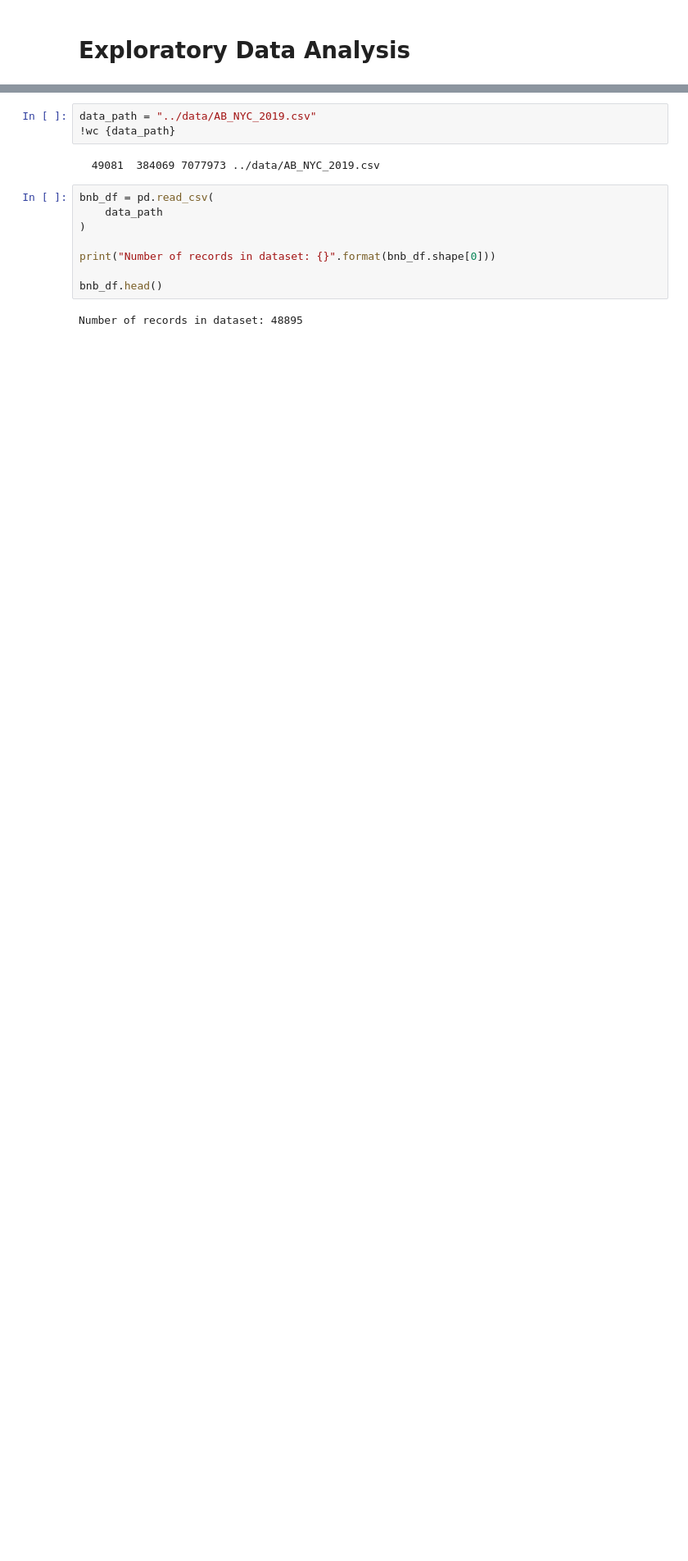
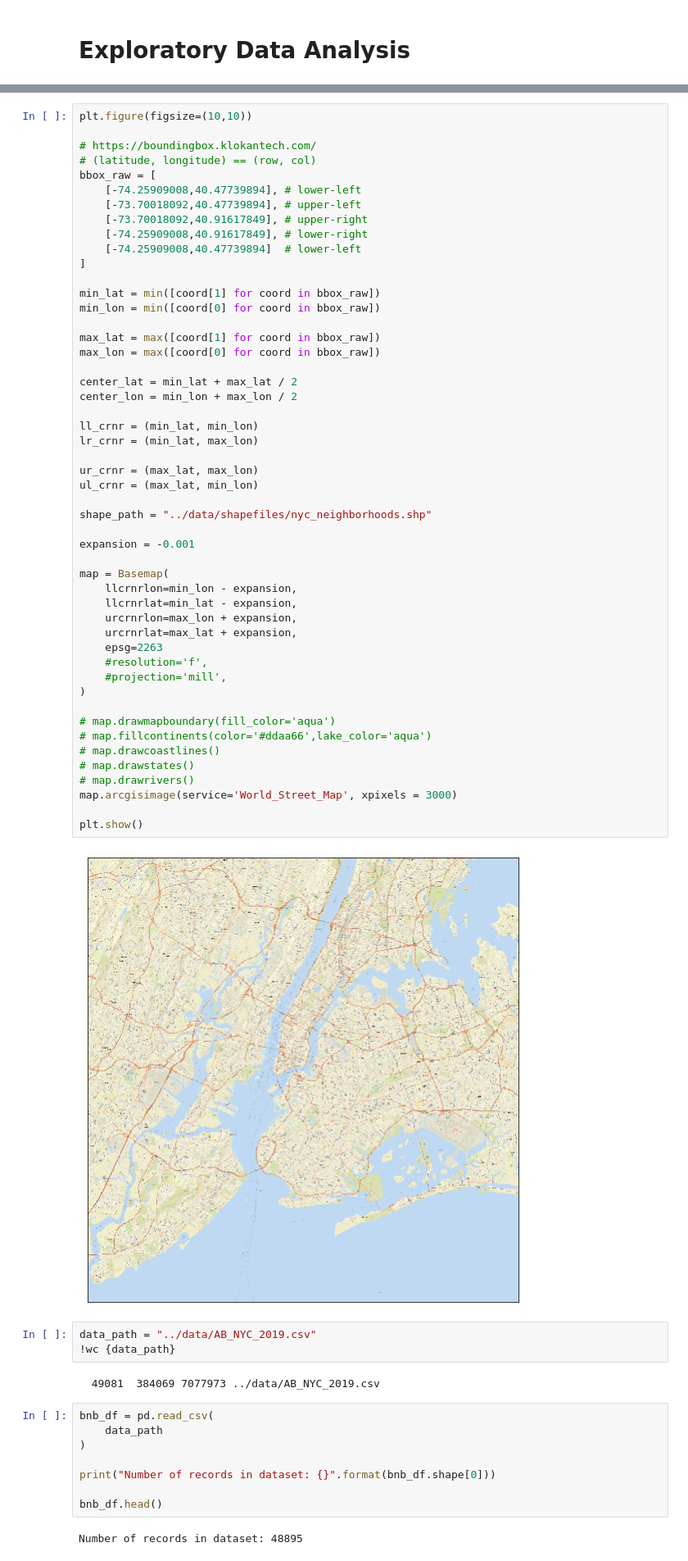
Before and after one commit to mickey-is-codin/airbnb, a Jupyter notebook: notebooks/eda.ipynb, the cells around one changed output, grey strips where cells are left out. Shown: that part at 82% size. Cells and saved outputs as stored; diff of their text form; blank space fills up the shorter version.

```diff
--- a/notebooks/eda.ipynb
+++ b/notebooks/eda.ipynb
@@ -29,3 +10,55 @@ shape_path = "../data/shapefiles/nyc_neighborhoods.shp"
+# %%
+plt.figure(figsize=(10,10))
+
+# https://boundingbox.klokantech.com/
+# (latitude, longitude) == (row, col)
+bbox_raw = [
+    [-74.25909008,40.47739894], # lower-left
+    [-73.70018092,40.47739894], # upper-left
+    [-73.70018092,40.91617849], # upper-right
+    [-74.25909008,40.91617849], # lower-right
+    [-74.25909008,40.47739894]  # lower-left
+]
+
+min_lat = min([coord[1] for coord in bbox_raw])
+min_lon = min([coord[0] for coord in bbox_raw])
+
+max_lat = max([coord[1] for coord in bbox_raw])
+max_lon = max([coord[0] for coord in bbox_raw])
+
+center_lat = min_lat + max_lat / 2
+center_lon = min_lon + max_lon / 2
+
+ll_crnr = (min_lat, min_lon)
+lr_crnr = (min_lat, max_lon)
+
+ur_crnr = (max_lat, max_lon)
+ul_crnr = (max_lat, min_lon)
+
+shape_path = "../data/shapefiles/nyc_neighborhoods.shp"
+
+expansion = -0.001
+
+map = Basemap(
+    llcrnrlon=min_lon - expansion,
+    llcrnrlat=min_lat - expansion,
+    urcrnrlon=max_lon + expansion,
+    urcrnrlat=max_lat + expansion,
+    epsg=2263
+    #resolution='f',
+    #projection='mill',
+)
+
+# map.drawmapboundary(fill_color='aqua')
+# map.fillcontinents(color='#ddaa66',lake_color='aqua')
+# map.drawcoastlines()
+# map.drawstates()
+# map.drawrivers()
+map.arcgisimage(service='World_Street_Map', xpixels = 3000)
+
+plt.show()
+# %% [output]
+[figure, added]
 # %%
 data_path = "../data/AB_NYC_2019.csv"
 !wc {data_path}
```
Also changed, not shown: parts of 2 cells of this notebook.
